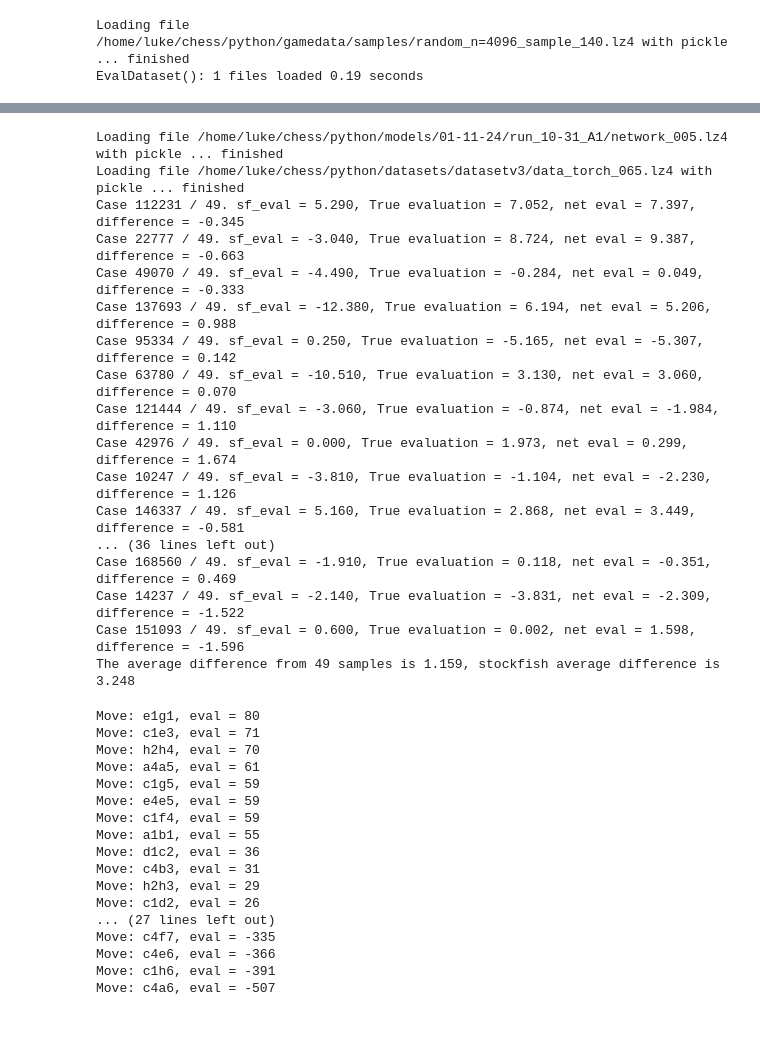
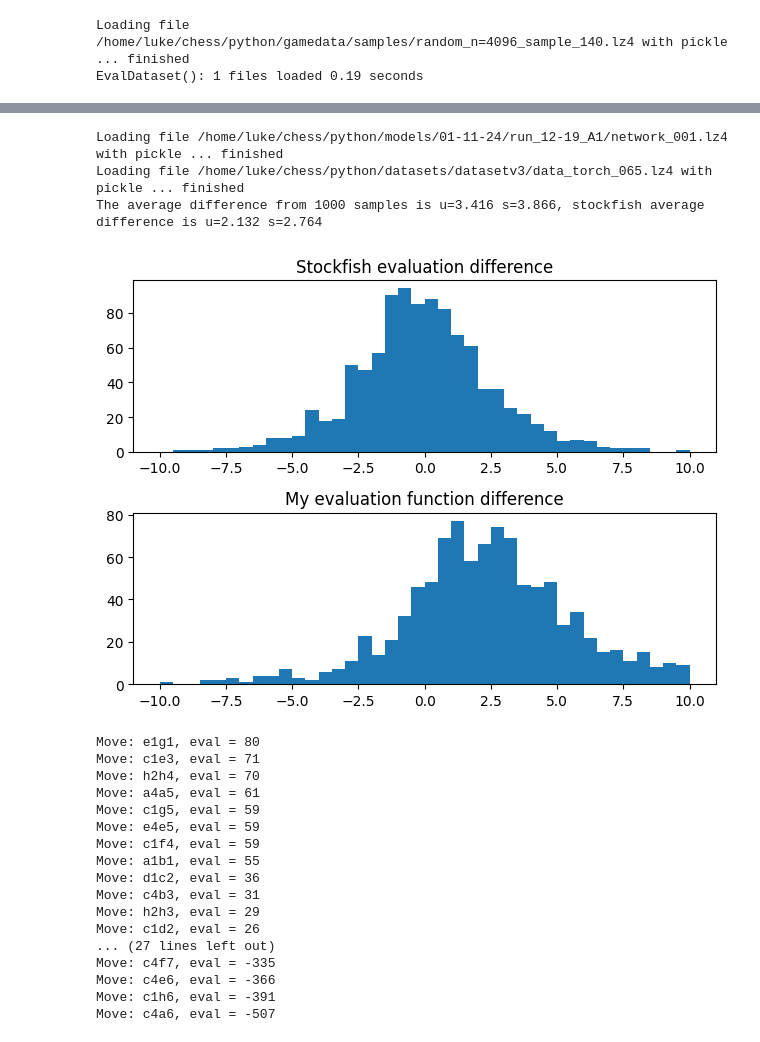
Before and after one commit to lukebeddow/chess, a Jupyter notebook: python/explore_data.ipynb, the cells around one changed output, grey strips where cells are left out. Cells and saved outputs as stored; diff of their text form; code cells hidden in the pictures.

```diff
--- a/python/explore_data.ipynb
+++ b/python/explore_data.ipynb
@@ -909,10 +909,10 @@ if loadexisting:
 
   if False:
     modelloader = ModelSaver("/home/luke/chess/python/models/")
-    trained_net = modelloader.load("chessnet_model")
+    trained_net = modelloader.load("chessnet_model", id=None)
   else:
     group = "01-11-24"
-    run = "run_10-31_A1"
+    run = "run_12-19_A1"
     modelloader = ModelSaver(f"/home/luke/chess/python/models/{group}/{run}")
     trained_net = modelloader.load("network", id=None)
 
@@ -929,14 +929,17 @@ if loadexisting:
 
   trained_net.board_cnn.eval()
 
-rand = True
+rand = False
 inds = list(range(len(evals)))
 if rand:
   random.shuffle(inds)
 
+my_diff_vec = []
+sf_diff_vec = []
+
 avg_diff_sf = 0
 avg_diff_my = 0
-n = 49
+n = 1000
 inds = inds[:n]
 for i in inds:
 
@@ -974,6 +977,9 @@ for i in inds:
   sf_diff = this_sf_eval - net_overall
   my_diff = true_overall - net_overall
 
+  my_diff_vec.append(my_diff.detach().item())
+  sf_diff_vec.append(sf_diff.detach().item())
+
   avg_diff_sf += abs(sf_diff)
   avg_diff_my += abs(my_diff)
 
@@ -987,26 +993,29 @@ for i in inds:
       print("Ground truth was\n", true_print)
     print(f"sf_eval = {this_sf_eval:.3f}, True evaluation = {true_overall:.3f}, net eval = {net_overall:.3f}, difference = {true_overall - net_overall:.3f}")
 
+diff_sf = np.array(sf_diff_vec)
+mean_sf_diff = np.mean(np.abs(diff_sf))
+std_sf_diff = np.std(diff_sf)
 
-print(f"The average difference from {n} samples is {avg_diff_my / n:.3f}, stockfish average difference is {avg_diff_sf / n:.3f}")
+diff_my = np.array(my_diff_vec)
+mean_my_diff = np.mean(np.abs(diff_my))
+std_my_diff = np.std(diff_my)
+
+print(f"The average difference from {n} samples is u={mean_my_diff:.3f} s={std_my_diff:.3f}, stockfish average difference is u={mean_sf_diff:.3f} s={std_sf_diff:.3f}")
 # %% [output]
-Loading file /home/luke/chess/python/models/01-11-24/run_10-31_A1/network_005.lz4 with pickle ... finished
+Loading file /home/luke/chess/python/models/01-11-24/run_12-19_A1/network_001.lz4 with pickle ... finished
 Loading file /home/luke/chess/python/datasets/datasetv3/data_torch_065.lz4 with pickle ... finished
-Case 112231 / 49. sf_eval = 5.290, True evaluation = 7.052, net eval = 7.397, difference = -0.345
-Case 22777 / 49. sf_eval = -3.040, True evaluation = 8.724, net eval = 9.387, difference = -0.663
-Case 49070 / 49. sf_eval = -4.490, True evaluation = -0.284, net eval = 0.049, difference = -0.333
-Case 137693 / 49. sf_eval = -12.380, True evaluation = 6.194, net eval = 5.206, difference = 0.988
-Case 95334 / 49. sf_eval = 0.250, True evaluation = -5.165, net eval = -5.307, difference = 0.142
-Case 63780 / 49. sf_eval = -10.510, True evaluation = 3.130, net eval = 3.060, difference = 0.070
-Case 121444 / 49. sf_eval = -3.060, True evaluation = -0.874, net eval = -1.984, difference = 1.110
-Case 42976 / 49. sf_eval = 0.000, True evaluation = 1.973, net eval = 0.299, difference = 1.674
-Case 10247 / 49. sf_eval = -3.810, True evaluation = -1.104, net eval = -2.230, difference = 1.126
-Case 146337 / 49. sf_eval = 5.160, True evaluation = 2.868, net eval = 3.449, difference = -0.581
-... (36 lines left out)
-Case 168560 / 49. sf_eval = -1.910, True evaluation = 0.118, net eval = -0.351, difference = 0.469
-Case 14237 / 49. sf_eval = -2.140, True evaluation = -3.831, net eval = -2.309, difference = -1.522
-Case 151093 / 49. sf_eval = 0.600, True evaluation = 0.002, net eval = 1.598, difference = -1.596
-The average difference from 49 samples is 1.159, stockfish average difference is 3.248
+The average difference from 1000 samples is u=3.416 s=3.866, stockfish average difference is u=2.132 s=2.764
+# %%
+fig, axs = plt.subplots(2, 1)
+axs[0].hist(diff_sf, bins=40, range=(-10, 10))
+axs[1].hist(diff_my, bins=40, range=(-10, 10))
+axs[0].set_title("Stockfish evaluation difference")
+axs[1].set_title("My evaluation function difference")
+fig.tight_layout()
+plt.show()
+# %% [output]
+[figure, added]
 # %%
 torch.max(evals)
 x = 13
```
Also changed, not shown: parts of 2 cells of this notebook, 1 other file.
